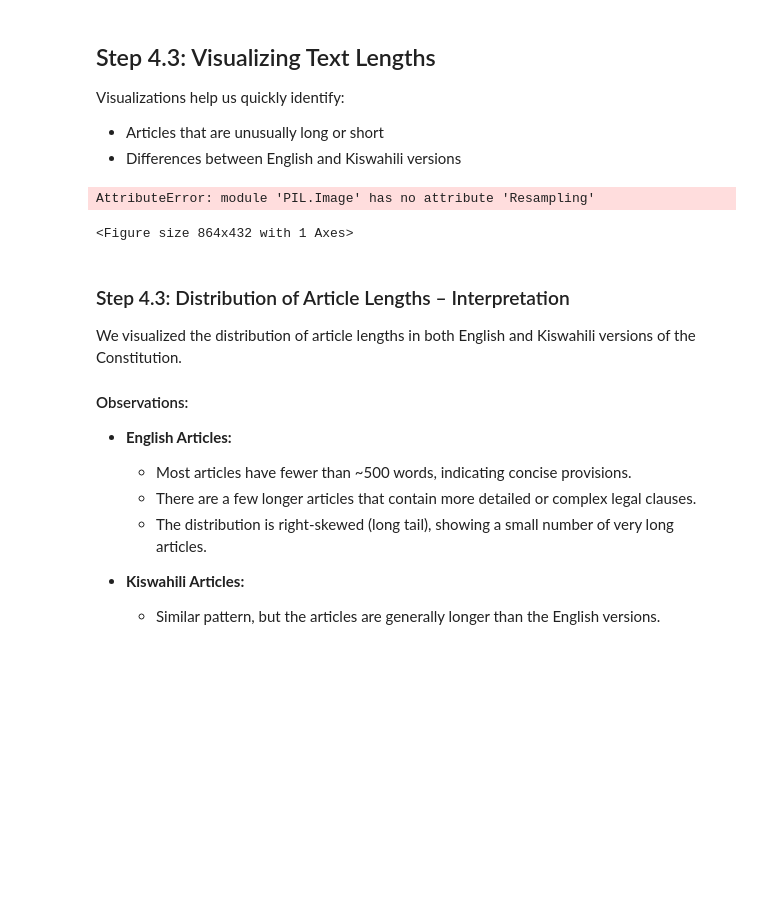
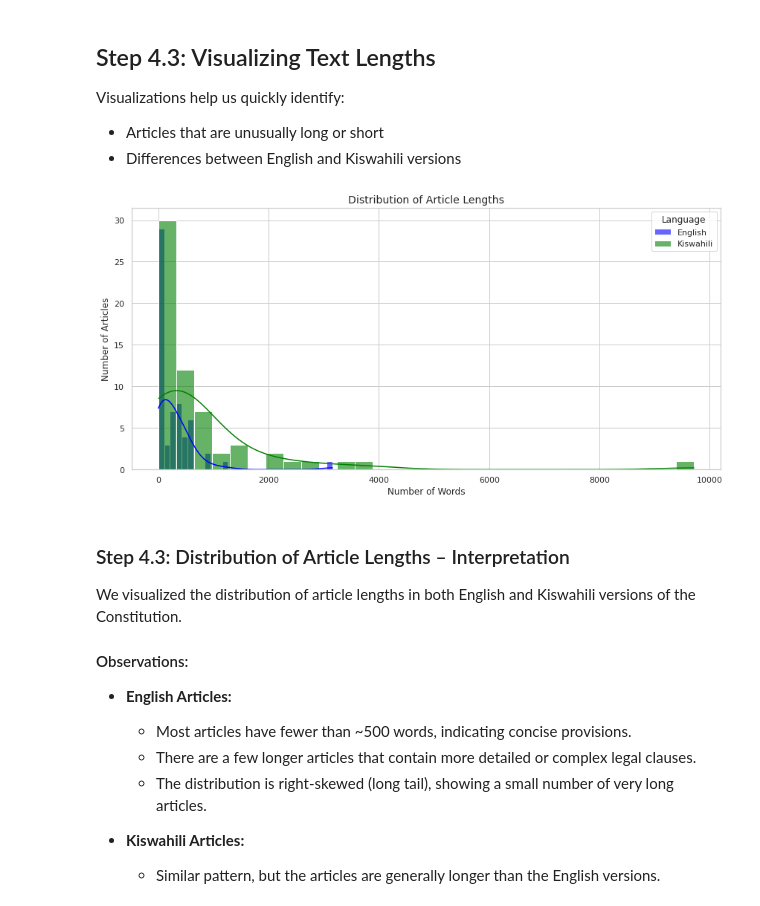
Before and after one commit to OndiekiFrank/kenya-constitution-ai-agent, a Jupyter notebook: Notebooks/kenya_constitution_ai_agent.ipynb, the cells around one changed output. Drawn from its saved outputs; the diff is of its cells as text; code cells hidden in the pictures; blank space fills up the shorter version.

```diff
--- a/Notebooks/kenya_constitution_ai_agent.ipynb
+++ b/Notebooks/kenya_constitution_ai_agent.ipynb
@@ -502,22 +502,28 @@ Visualizations help us quickly identify:
 - Articles that are unusually long or short
 - Differences between English and Kiswahili versions
 # %%
+# Step 4.3: Visualizing Text Lengths
+
 import matplotlib.pyplot as plt
 import seaborn as sns
 
+#  Make sure Seaborn style is consistent
 sns.set(style="whitegrid")
 
-plt.figure(figsize=(12,6))
-sns.histplot(data['Length_English'], bins=30, color='blue', label='English', kde=True)
-sns.histplot(data['Length_Kiswahili'], bins=30, color='green', label='Kiswahili', kde=True)
-plt.title("Distribution of Article Lengths")
-plt.xlabel("Number of words")
-plt.ylabel("Number of Articles")
-plt.legend()
+#  Create the plot
+plt.figure(figsize=(12, 6))
+
+sns.histplot(data=data, x="Length_English", bins=30, color='blue', label='English', kde=True, alpha=0.6)
+sns.histplot(data=data, x="Length_Kiswahili", bins=30, color='green', label='Kiswahili', kde=True, alpha=0.6)
+
+plt.title("Distribution of Article Lengths", fontsize=14)
+plt.xlabel("Number of Words", fontsize=12)
+plt.ylabel("Number of Articles", fontsize=12)
+plt.legend(title="Language")
+plt.tight_layout()
 plt.show()
 # %% [output]
-AttributeError: module 'PIL.Image' has no attribute 'Resampling'
-<Figure size 864x432 with 1 Axes>
+[figure, added]
 # %% [markdown]
 ### Step 4.3: Distribution of Article Lengths – Interpretation
 
```
Also changed, not shown: parts of 18 cells of this notebook.
